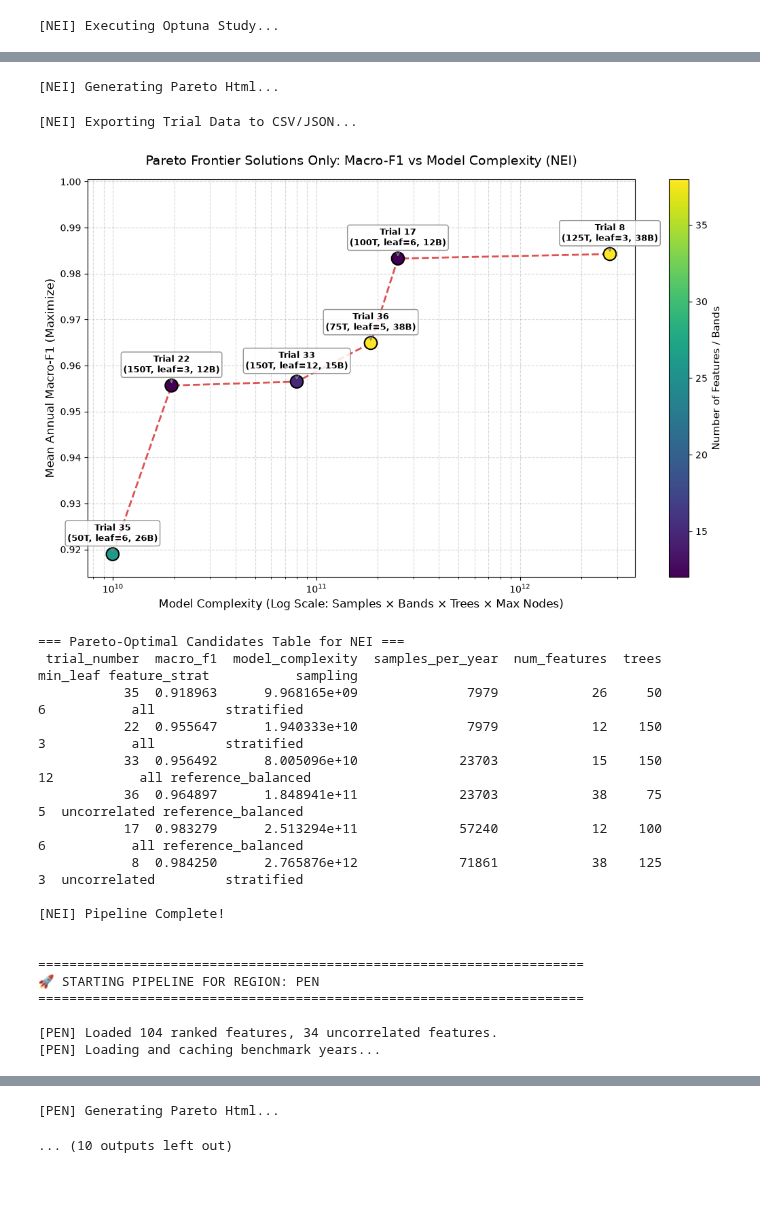
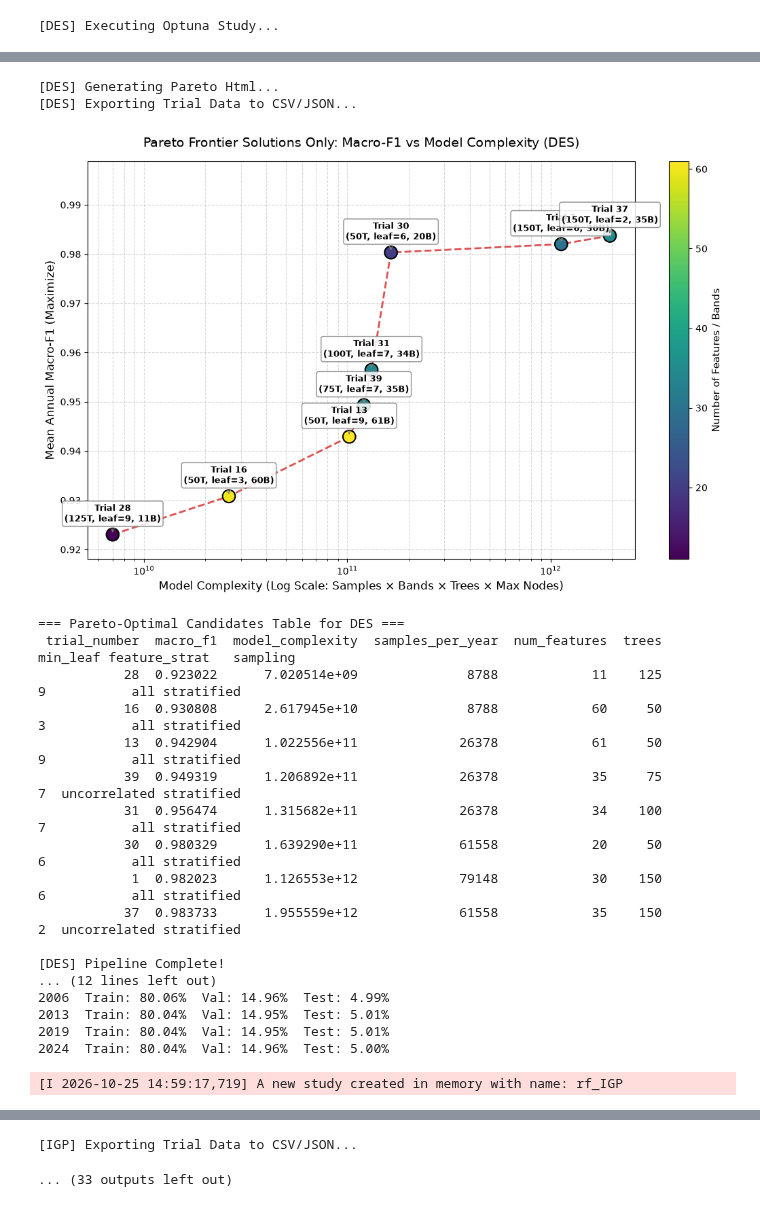
Before and after one commit to Nirzaree/ioln-final-parameter-search, a Jupyter notebook: 3d_regional_optuna_study.ipynb, the cells around one changed output, grey strips where cells are left out. Saved outputs shown, nothing was run; the diff lists cells and outputs as text; code cells hidden in the pictures.

Commit message:
adding spatial holdout in the workflow, split val into val and test and reruns post these changes

```diff
--- a/3d_regional_optuna_study.ipynb
+++ b/3d_regional_optuna_study.ipynb
@@ -14,6 +14,7 @@ from sklearn.model_selection import train_test_split
 import optuna
 from optuna.visualization import plot_pareto_front
 import gc
+from spatial_split import load_year_split
 
 # 1. Directories and Global Constants
 data_base_dir = Path('data/regionwise_yearwise_samples')
@@ -23,7 +24,7 @@ output_config_dir.mkdir(parents=True, exist_ok=True)
 
 # TARGET_REGIONS = ['DES', 'IGP', 'WGR', 'ICR']
 # TARGET_REGIONS = ['IGP', 'WGR', 'ICR']
-TARGET_REGIONS = ['NEI', 'PEN', 'HIM']
+TARGET_REGIONS = ['DES', 'IGP', 'WGR', 'ICR','NEI', 'PEN', 'HIM']
 BENCHMARK_YEARS = [1990, 1995, 2000, 2002, 2006, 2013, 2019, 2024]
 
 # 2. Class Remapping
@@ -56,7 +57,6 @@ for region in TARGET_REGIONS:
     print(f"\n{'='*70}")
     print(f"🚀 STARTING PIPELINE FOR REGION: {region}")
     print(f"{'='*70}\n")
-
     # --- STEP 1: Load Features ---
     with open(artifact_dir / f"{region}_ranked_features.json", "r") as f:
         all_ranked = json.load(f)["ranked_features"]
@@ -75,21 +75,18 @@ for region in TARGET_REGIONS:
     cache_dir.mkdir(parents=True, exist_ok=True)
 
     for yr in BENCHMARK_YEARS:
-        year_path = region_dir / f"year={yr}"
-        df_yr = (
-            pl.read_parquet(year_path / "*.parquet")
-            .with_columns(pl.col('class').replace_strict(class_remap_dict, default=pl.col('class')).cast(pl.Int32))
-            .select(all_ranked + ['class'])
-        )
+        sp = load_year_split(region, yr, all_ranked, gated=True)
+        X_train, y_train = sp['train']
+        X_val, y_val = sp['val']
+        X_test, y_test = sp['test']
 
-        X_yr = df_yr.select(all_ranked).to_numpy().astype(np.float32)
-        y_yr = df_yr['class'].to_numpy().astype(np.int32)
-        del df_yr
-        gc.collect()
+        total_samples = len(X_train) + len(X_val) + len(X_test)
+        print(f"{yr}  Train: {len(X_train)/total_samples:.2%}  "
+              f"Val: {len(X_val)/total_samples:.2%}  Test: {len(X_test)/total_samples:.2%}")
 
-        X_tr, X_val, y_tr, y_val = train_test_split(X_yr, y_yr, test_size=0.20, stratify=y_yr, random_state=42)
-        np.savez_compressed(cache_dir / f"split_{yr}.npz", X_tr=X_tr, y_tr=y_tr, X_val=X_val, y_val=y_val)
-        del X_yr, y_yr, X_tr, X_val, y_tr, y_val
+        np.savez_compressed(cache_dir / f"split_{yr}.npz", X_tr=X_train, y_tr=y_train,
+                            X_val=X_val, y_val=y_val, X_test=X_test, y_test=y_test)
+        del X_train, y_train, X_val, y_val, X_test, y_test, sp
         gc.collect()
 
     # --- STEP 3: Optuna Optimization ---
@@ -256 +261 @@ for region in TARGET_REGIONS:
-[NEI] Executing Optuna Study...
+[DES] Executing Optuna Study...
@@ -274,21 +279,21 @@ for region in TARGET_REGIONS:
-[NEI] Generating Pareto Html...
+[DES] Generating Pareto Html...
+[DES] Exporting Trial Data to CSV/JSON...
+[figure, new version]
-[NEI] Exporting Trial Data to CSV/JSON...
+=== Pareto-Optimal Candidates Table for DES ===
+ trial_number  macro_f1  model_complexity  samples_per_year  num_features  trees  min_leaf feature_strat   sampling
+           28  0.923022      7.020514e+09              8788            11    125         9           all stratified
+           16  0.930808      2.617945e+10              8788            60     50         3           all stratified
+           13  0.942904      1.022556e+11             26378            61     50         9           all stratified
+           39  0.949319      1.206892e+11             26378            35     75         7  uncorrelated stratified
+           31  0.956474      1.315682e+11             26378            34    100         7           all stratified
+           30  0.980329      1.639290e+11             61558            20     50         6           all stratified
+            1  0.982023      1.126553e+12             79148            30    150         6           all stratified
+           37  0.983733      1.955559e+12             61558            35    150         2  uncorrelated stratified
+
+[DES] Pipeline Complete!
+... (12 lines left out)
+2006  Train: 80.06%  Val: 14.96%  Test: 4.99%
+2013  Train: 80.04%  Val: 14.95%  Test: 5.01%
+2019  Train: 80.04%  Val: 14.95%  Test: 5.01%
+2024  Train: 80.04%  Val: 14.96%  Test: 5.00%
-[figure, old version]
-=== Pareto-Optimal Candidates Table for NEI ===
- trial_number  macro_f1  model_complexity  samples_per_year  num_features  trees  min_leaf feature_strat           sampling
-           35  0.918963      9.968165e+09              7979            26     50         6           all         stratified
-           22  0.955647      1.940333e+10              7979            12    150         3           all         stratified
-           33  0.956492      8.005096e+10             23703            15    150        12           all reference_balanced
-           36  0.964897      1.848941e+11             23703            38     75         5  uncorrelated reference_balanced
-           17  0.983279      2.513294e+11             57240            12    100         6           all reference_balanced
-            8  0.984250      2.765876e+12             71861            38    125         3  uncorrelated         stratified
-
-[NEI] Pipeline Complete!
-
-
-======================================================================
-🚀 STARTING PIPELINE FOR REGION: PEN
-======================================================================
-
-[PEN] Loaded 104 ranked features, 34 uncorrelated features.
-[PEN] Loading and caching benchmark years...
+[I 2026-10-25 14:59:17,719] A new study created in memory with name: rf_IGP
@@ -314,2 +319,2 @@ for region in TARGET_REGIONS:
-[PEN] Generating Pareto Html...
+[IGP] Exporting Trial Data to CSV/JSON...
-... (10 outputs left out)
+... (33 outputs left out)
```
Also changed, not shown: parts of 1 cell of this notebook, 50 other files.
